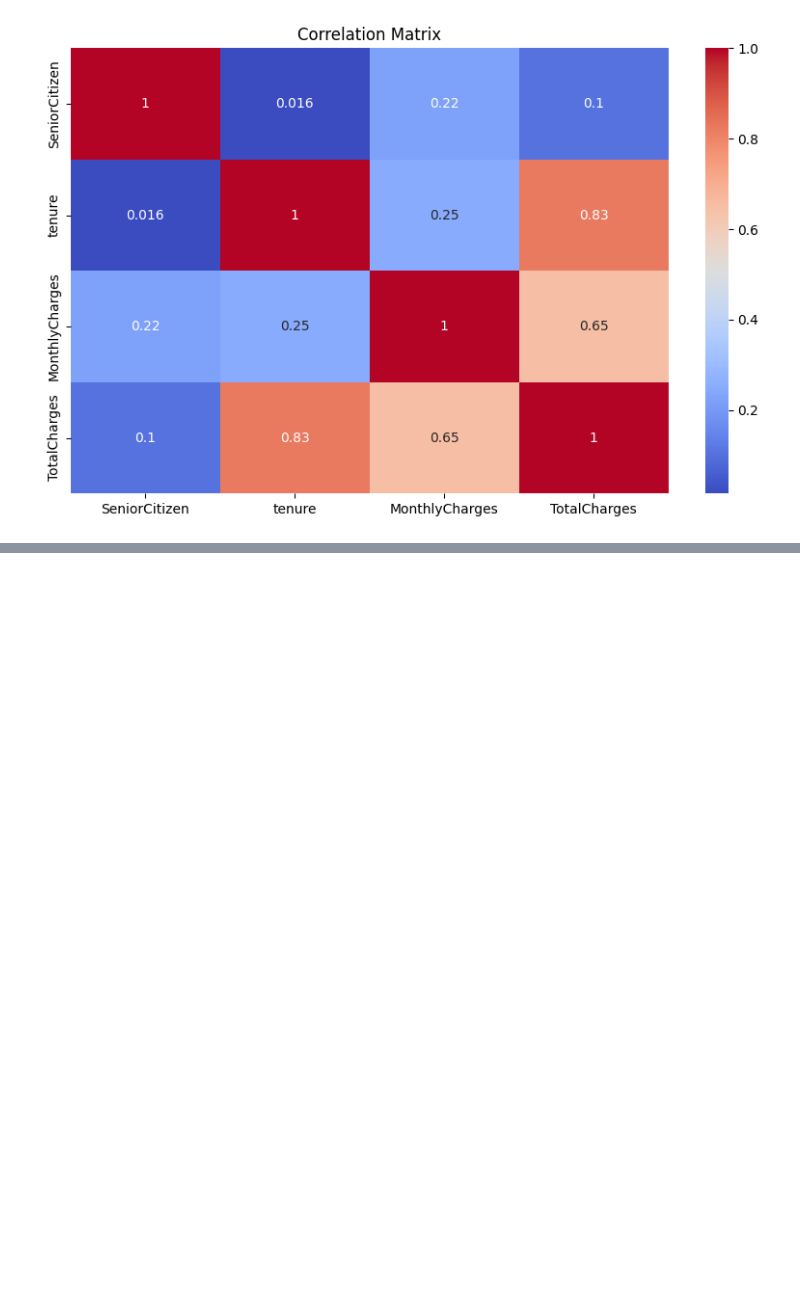
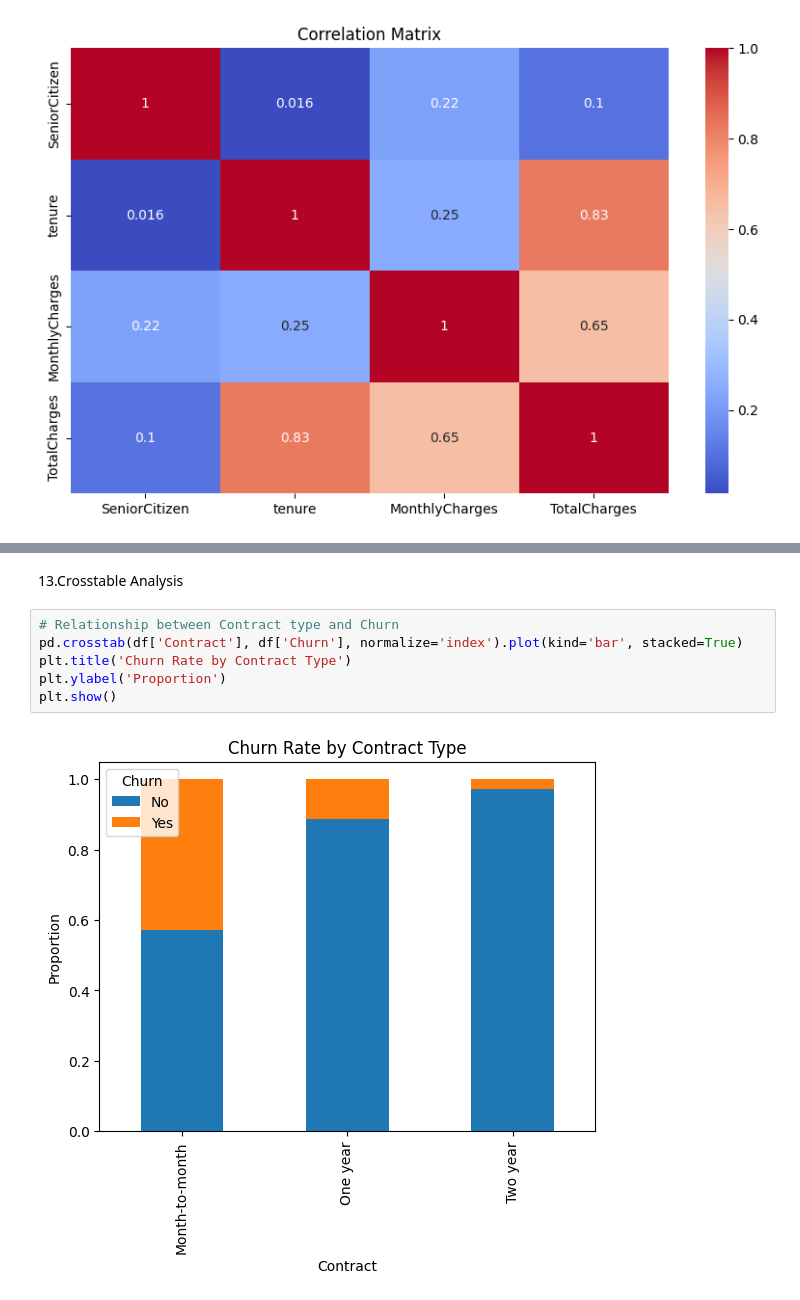
Before and after one commit to pallesairamgoud/Customer-Churn-Analysis, a Jupyter notebook: Telco_Customer_Churn_EDA.ipynb, the cells around one changed output, grey strips where cells are left out. Cells and saved outputs as stored; diff of their text form; blank space fills up the shorter version.

```diff
--- a/Telco_Customer_Churn_EDA.ipynb
+++ b/Telco_Customer_Churn_EDA.ipynb
@@ -95,0 +150,10 @@ plt.show()
+# %% [markdown]
+13.Crosstable Analysis
+# %%
+# Relationship between Contract type and Churn
+pd.crosstab(df['Contract'], df['Churn'], normalize='index').plot(kind='bar', stacked=True)
+plt.title('Churn Rate by Contract Type')
+plt.ylabel('Proportion')
+plt.show()
+# %% [output]
+[figure, added]
```
Also changed, not shown: parts of 13 cells of this notebook.
